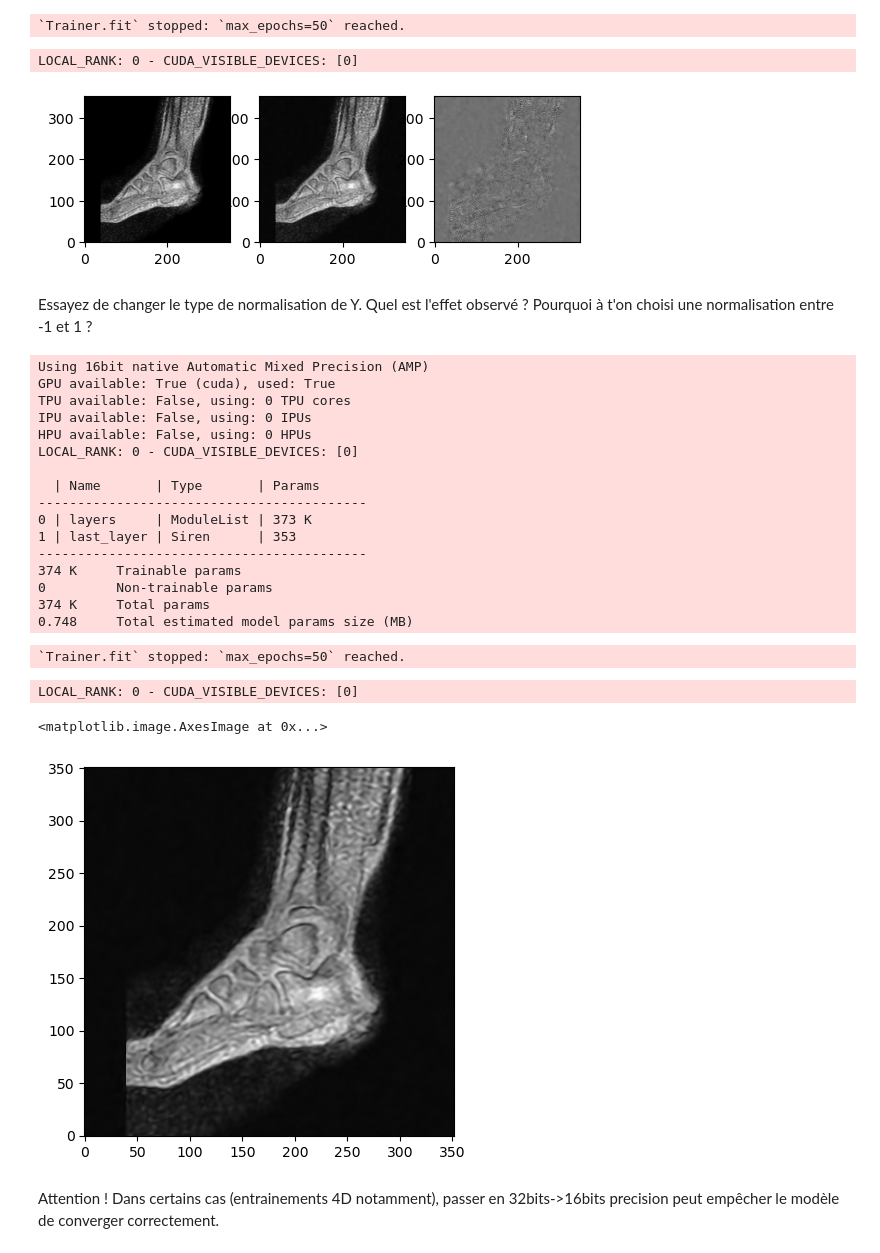
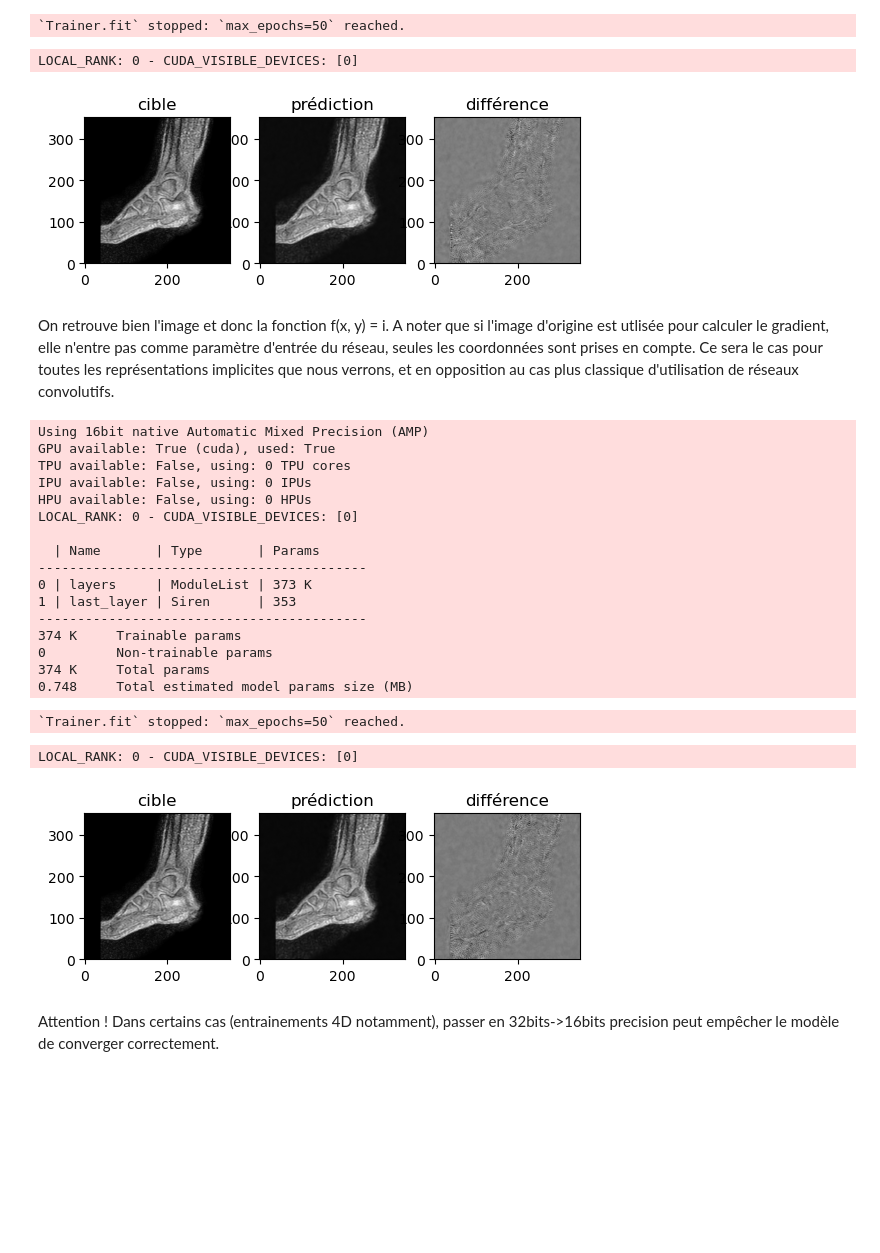
Before and after one commit to Benjamin-Fouquet/mri_interpolation, a Jupyter notebook: ReprésentationsImplicites.ipynb, the cells around one changed output. Drawn from its saved outputs; the diff is of its cells as text; code cells hidden in the pictures; blank space fills up the shorter version.

```diff
--- a/ReprésentationsImplicites.ipynb
+++ b/ReprésentationsImplicites.ipynb
@@ -50,12 +43,12 @@ dim_in = len(data.shape)
 
 #On tensorise nos données puis on normalise entre -1 et 1
 Y = torch.FloatTensor(data).reshape(-1, 1)
-Y = Y / Y.max() * 2 - 1
+Y = Y / Y.max()
 
 #Creation de la grille de coordonnées en points d'entrée
 axes = []
 for s in image_shape:
-    axes.append(torch.linspace(-1, 1, s))
+    axes.append(torch.linspace(0, 1, s))
 
 mgrid = torch.stack(torch.meshgrid(*axes, indexing='ij'), dim=-1)
 
@@ -99,0 +286,35 @@ En revanche, ils sont très sensibles aux conditions d'initialisation et peuvent
+# %%
+#Première étape, charger une image IRM
+image_path = '/mnt/Data/Equinus_BIDS_dataset/sourcedata/sub_E01/sub_E01_dynamic_MovieClear_active_run_12.nii.gz'
+mri_image = nib.load(image_path)
+
+data = mri_image.get_fdata(dtype=np.float32)
+data = data[:,:,3, 7] #On visualise la 3 slice et la 7eme frame
+
+batch_size = 5000
+epochs = 50
+dim_hidden = 352
+
+image_shape = data.shape
+dim_in = len(data.shape)
+
+#On tensorise nos données puis on normalise entre -1 et 1
+Y = torch.FloatTensor(data).reshape(-1, 1)
+Y = Y / Y.max() * 2 - 1
+
+#Creation de la grille de coordonnées en points d'entrée
+axes = []
+for s in image_shape:
+    axes.append(torch.linspace(-1, 1, s))
+
+mgrid = torch.stack(torch.meshgrid(*axes, indexing='ij'), dim=-1)
+
+coords = torch.FloatTensor(mgrid)
+
+X = coords.reshape(len(Y), dim_in) #Je tensorise la grille
+
+dataset = torch.utils.data.TensorDataset(X, Y)  #une coordonnée est associée à une valeur y
+
+train_loader = torch.utils.data.DataLoader(dataset, batch_size=batch_size, shuffle=True, num_workers=os.cpu_count())
+
+test_loader = torch.utils.data.DataLoader(dataset, batch_size=batch_size, shuffle=False, num_workers=os.cpu_count())
@@ -330,30 +551,33 @@ LOCAL_RANK: 0 - CUDA_VISIBLE_DEVICES: [0]
 # %%
 '''
 Une prédiction est inférée et reformée à la forme de l'image d'origine
 '''
 
 pred = torch.concat(trainer.predict(model, test_loader))
 
 im = pred.reshape(data.shape)
 im = im.detach().cpu().numpy()
 im = np.array(im, dtype=np.float32)
 
 gt = data / data.max() * 2 - 1
 
 diff = im - gt
 
 fig, axes = plt.subplots(1, 3)
 
+axes[0].title.set_text('cible')
 axes[0].imshow(gt.T, origin='lower', cmap='gray')
+axes[1].title.set_text('prédiction')
 axes[1].imshow(im.T, origin='lower', cmap='gray')
+axes[2].title.set_text('différence')
 axes[2].imshow(diff.T, origin='lower', cmap='gray')
 
 plt.show()
 # %% [output]
 LOCAL_RANK: 0 - CUDA_VISIBLE_DEVICES: [0]
-[figure, old version]
+[figure, new version]
-# %% [markdown]
-Essayez de changer le type de normalisation de Y. Quel est l'effet observé ? Pourquoi à t'on choisi une normalisation entre -1 et 1 ?
+# %% [markdown]
+On retrouve bien l'image et donc la fonction f(x, y) = i. A noter que si l'image d'origine est utlisée pour calculer le gradient, elle n'entre pas comme paramètre d'entrée du réseau, seules les coordonnées sont prises en compte. Ce sera le cas pour toutes les représentations implicites que nous verrons, et en opposition au cas plus classique d'utilisation de réseaux convolutifs.
 # %%
 #On peut utiliser la mixed precision pour accélérer les entrainements
 model = SirenNet(
@@ -369,18 +593,23 @@ trainer = pl.Trainer(
 
 trainer.fit(model, train_loader)
 
+loss16 = model.losses[:]
+
 pred = torch.concat(trainer.predict(model, test_loader))
 
 im = pred.reshape(data.shape)
 im = im.detach().cpu().numpy()
 im = np.array(im, dtype=np.float32)
 
+diff = im - gt
+
 fig, axes = plt.subplots(1, 3)
 
-diff = im - gt
-
+axes[0].title.set_text('cible')
 axes[0].imshow(gt.T, origin='lower', cmap='gray')
+axes[1].title.set_text('prédiction')
 axes[1].imshow(im.T, origin='lower', cmap='gray')
+axes[2].title.set_text('différence')
 axes[2].imshow(diff.T, origin='lower', cmap='gray')
 
 plt.show()
@@ -403,7 +632,6 @@ LOCAL_RANK: 0 - CUDA_VISIBLE_DEVICES: [0]
 0.748     Total estimated model params size (MB)
 `Trainer.fit` stopped: `max_epochs=50` reached.
 LOCAL_RANK: 0 - CUDA_VISIBLE_DEVICES: [0]
-<matplotlib.image.AxesImage at 0x...>
-[figure, old version]
+[figure, new version]
 # %% [markdown]
 Attention ! Dans certains cas (entrainements 4D notamment), passer en 32bits->16bits precision peut empêcher le modèle de converger correctement.
```
Also changed, not shown: parts of 55 cells of this notebook.
